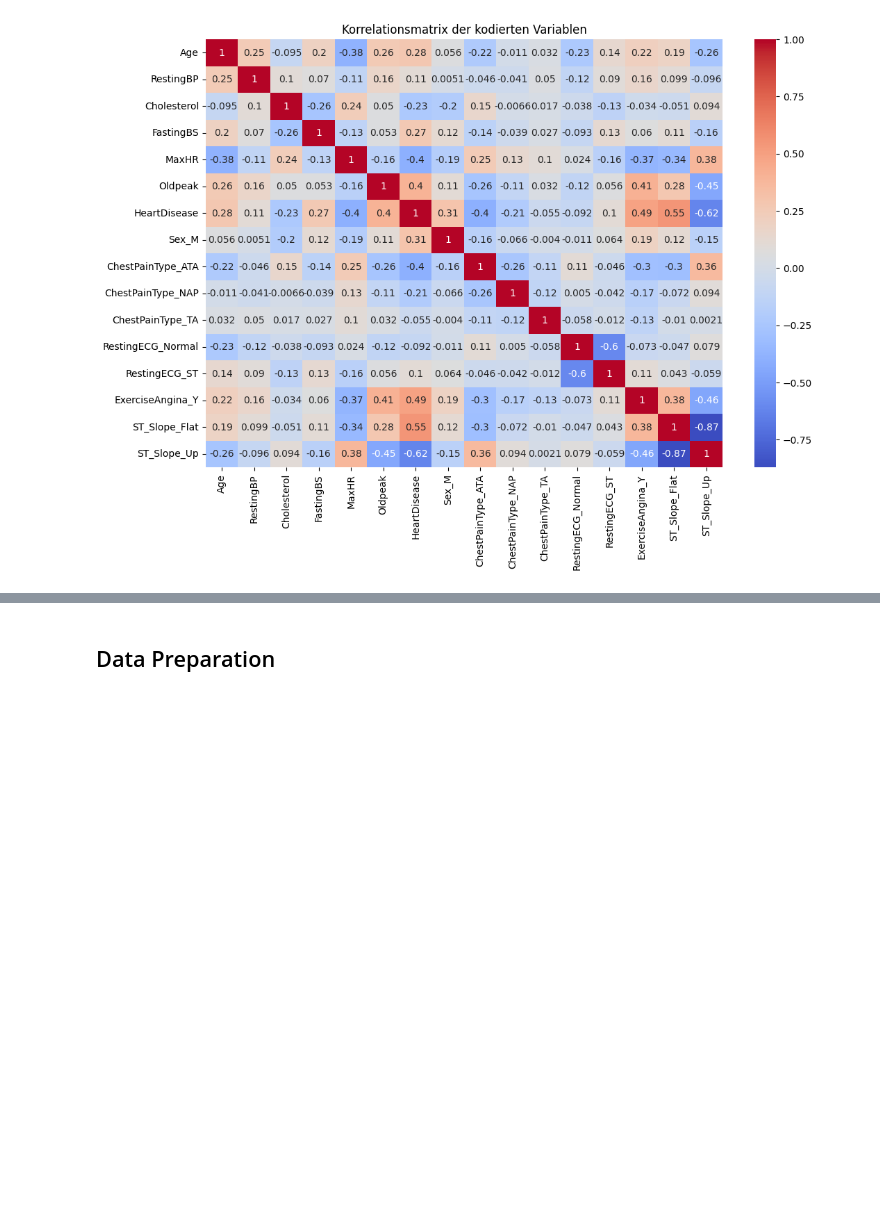
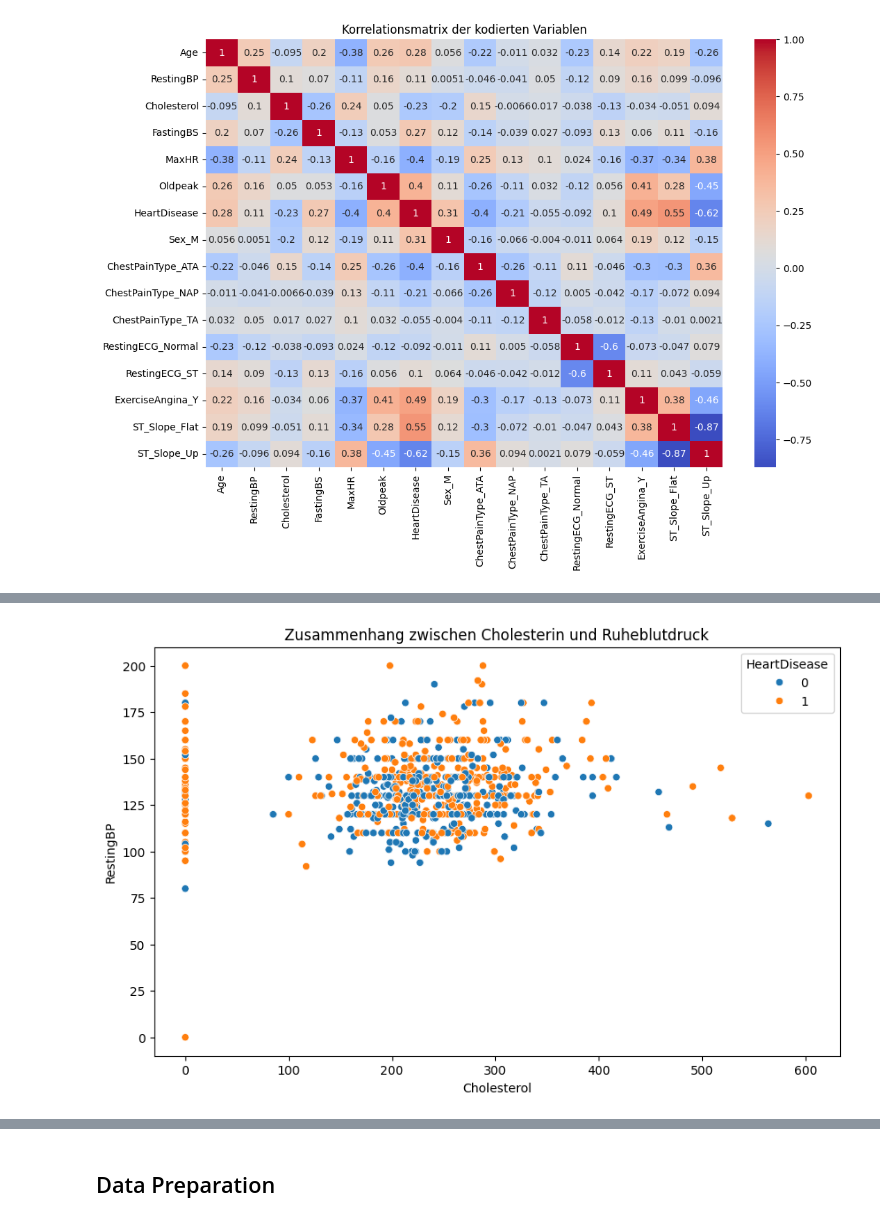
Before and after one commit to OOS-Team/DsKi_ML, a Jupyter notebook: heart_failure.ipynb, the cells around one changed output, grey strips where cells are left out. Drawn from its saved outputs; the diff is of its cells as text; code cells hidden in the pictures; blank space fills up the shorter version.

```diff
--- a/heart_failure.ipynb
+++ b/heart_failure.ipynb
@@ -186,0 +228,8 @@ plt.show()
+# %%
+# Analyse des Zusammenhangs zwischen Cholesterin und Blutdruck
+plt.figure(figsize=(10, 6))
+sns.scatterplot(data=df, x='Cholesterol', y='RestingBP', hue=ziel_variable)
+plt.title('Zusammenhang zwischen Cholesterin und Ruheblutdruck')
+plt.show()
+# %% [output]
+[figure, added]
```
Also changed, not shown: parts of 15 cells of this notebook.
